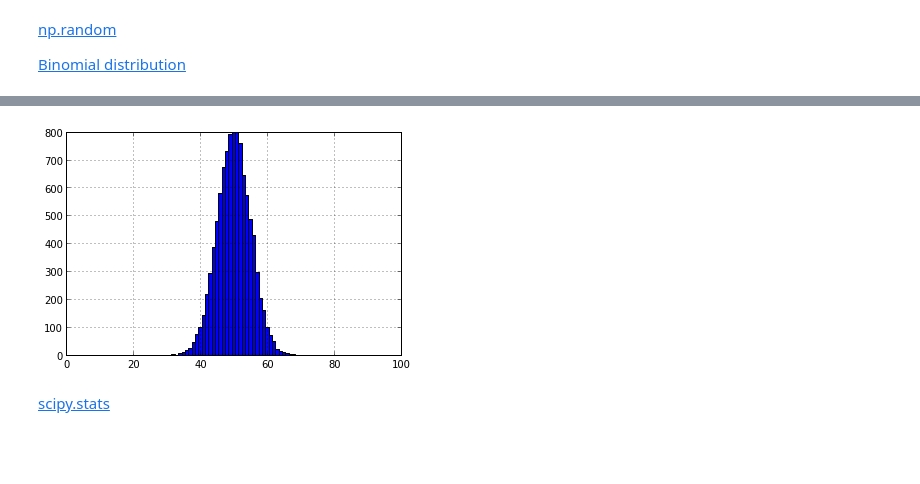
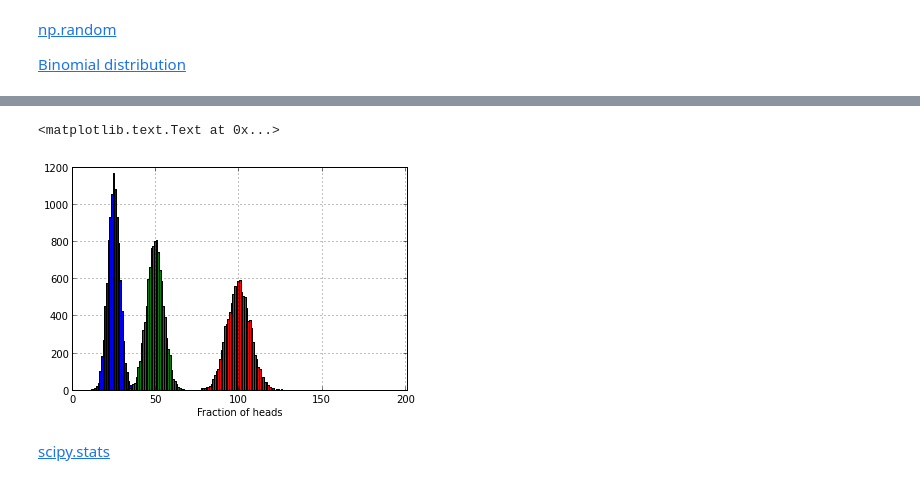
Before and after one commit to taldcroft/chandra_stats, a Jupyter notebook: chandra_stats.ipynb, the cells around one changed output, grey strips where cells are left out. Saved outputs shown, nothing was run; the diff lists cells and outputs as text; code cells hidden in the pictures; blank space fills up the shorter version.

```diff
--- a/chandra_stats.ipynb
+++ b/chandra_stats.ipynb
@@ -52,13 +52,17 @@ def count_heads(n_flips):
         heads = np.random.random_integers(0, 1, size=n_flips)
         n_heads.append(np.sum(heads))
 
-    hist(n_heads, bins=np.arange(0, n_flips+1), align='left')
-    xlim(0, n_flips)
+    hist(n_heads, bins=np.arange(0, n_flips + 1), align='left')
+    xlim(0, n_flips + 1)
     grid()
     return n_heads
-# %%
-n_heads = count_heads(100)
-# %% [output]
-[figure, removed]
+# %%
+n_heads = count_heads(50)
+n_heads = count_heads(100)
+n_heads = count_heads(200)
+xlabel('Fraction of heads')
+# %% [output]
+<matplotlib.text.Text at 0x...>
+[figure, added]
 # %% [markdown]
 [scipy.stats](http://docs.scipy.org/doc/scipy/reference/stats.html)
```
Also changed, not shown: parts of 82 cells of this notebook.
